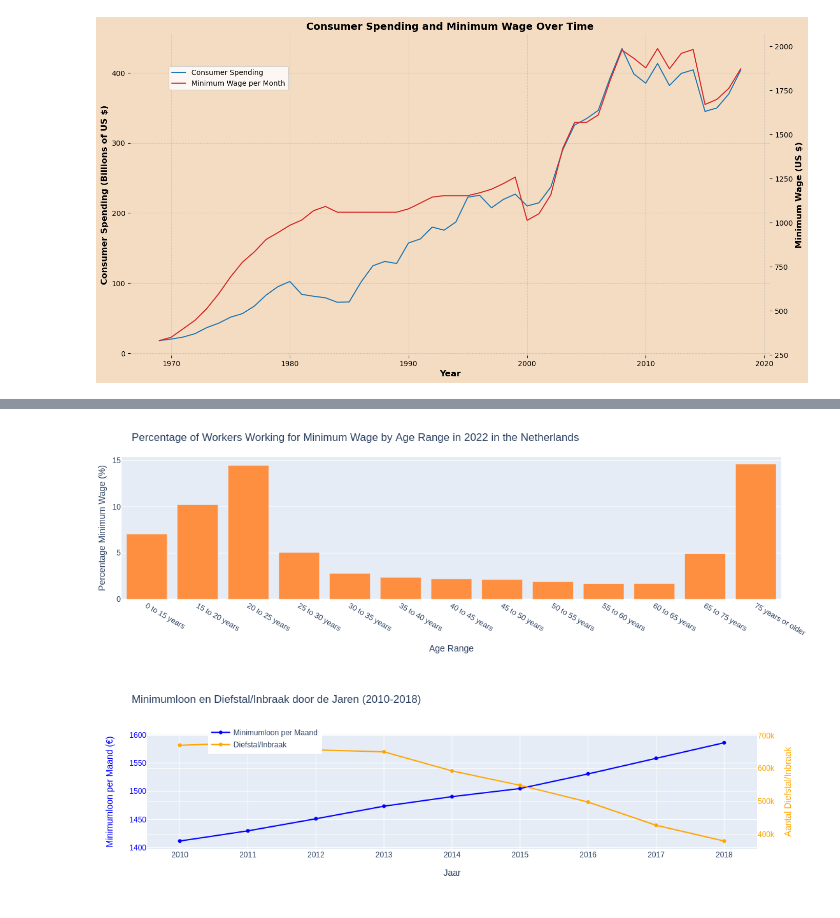
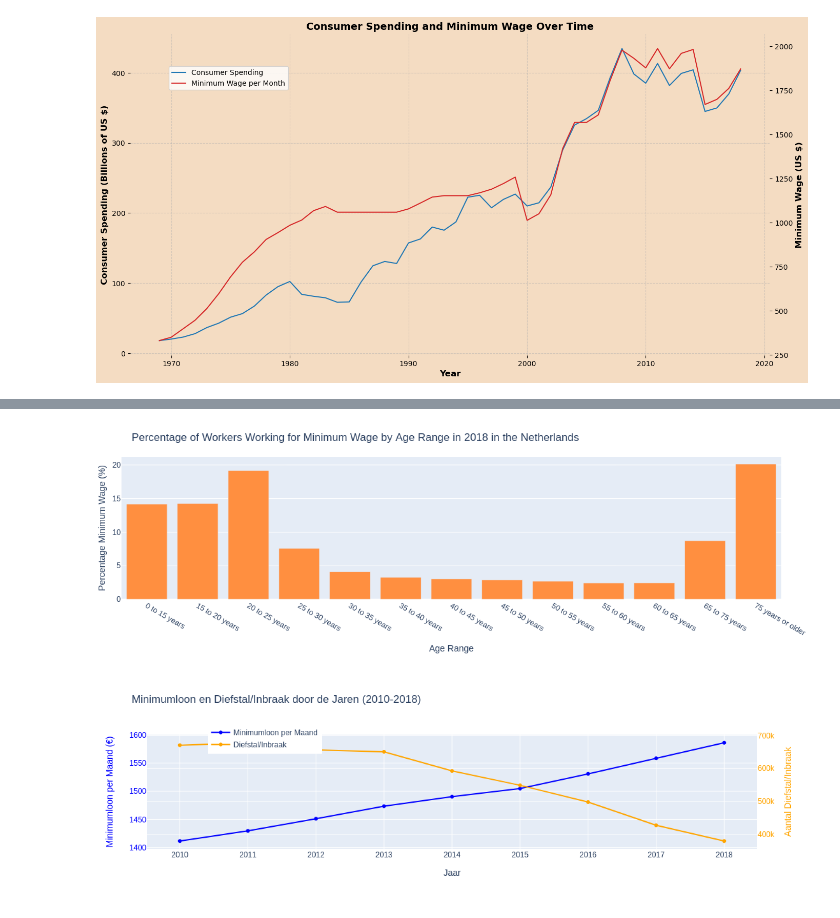
Before and after one commit to anri4/Information_Visualization, a Jupyter notebook: _sources/docs/main.ipynb, the cells around one changed output, grey strips where cells are left out. Drawn from its saved outputs; the diff is of its cells as text; code cells hidden in the pictures.

```diff
--- a/_sources/docs/main.ipynb
+++ b/_sources/docs/main.ipynb
@@ -202,37 +201,37 @@ fig_gdp.show()
 # %%
 import pandas as pd
 import plotly.express as px
 
 # Read the data
 data = pd.read_csv('minimumloon_werknemers.csv')
 
 # Convert the data to a DataFrame
 df = pd.DataFrame(data)
 
 # Create the bar chart using Plotly
 fig = px.bar(
     df,
-    x="ages",
+    x="age",
     y="percentage_minimum_wage",
-    title="Percentage of Workers Working for Minimum Wage by Age Range in 2022 in the Netherlands",
+    title="Percentage of Workers Working for Minimum Wage by Age Range in 2018 in the Netherlands",
     labels={"percentage_minimum_wage": "Percentage Minimum Wage (%)", "Age Range": "Age Range"}
 )
 
 # Update the bar chart to remove the legend and set all bars to the same color
 fig.update_traces(marker_color='#ff8f40', showlegend=False)
 
 # Update layout for better presentation
 fig.update_layout(
     xaxis_title='Age Range',
     yaxis_title='Percentage Minimum Wage (%)',
-    title="Percentage of Workers Working for Minimum Wage by Age Range in 2022 in the Netherlands",
+    title="Percentage of Workers Working for Minimum Wage by Age Range in 2018 in the Netherlands",
     margin=dict(l=0, r=0, t=50, b=0)
 )
 
 # Show the plot
 fig.show()
 # %% [output]
-[figure, old version]
+[figure, new version]
 # %%
 import plotly.graph_objects as go
 
```
Also changed, not shown: parts of 2 cells of this notebook, 11 other files.
